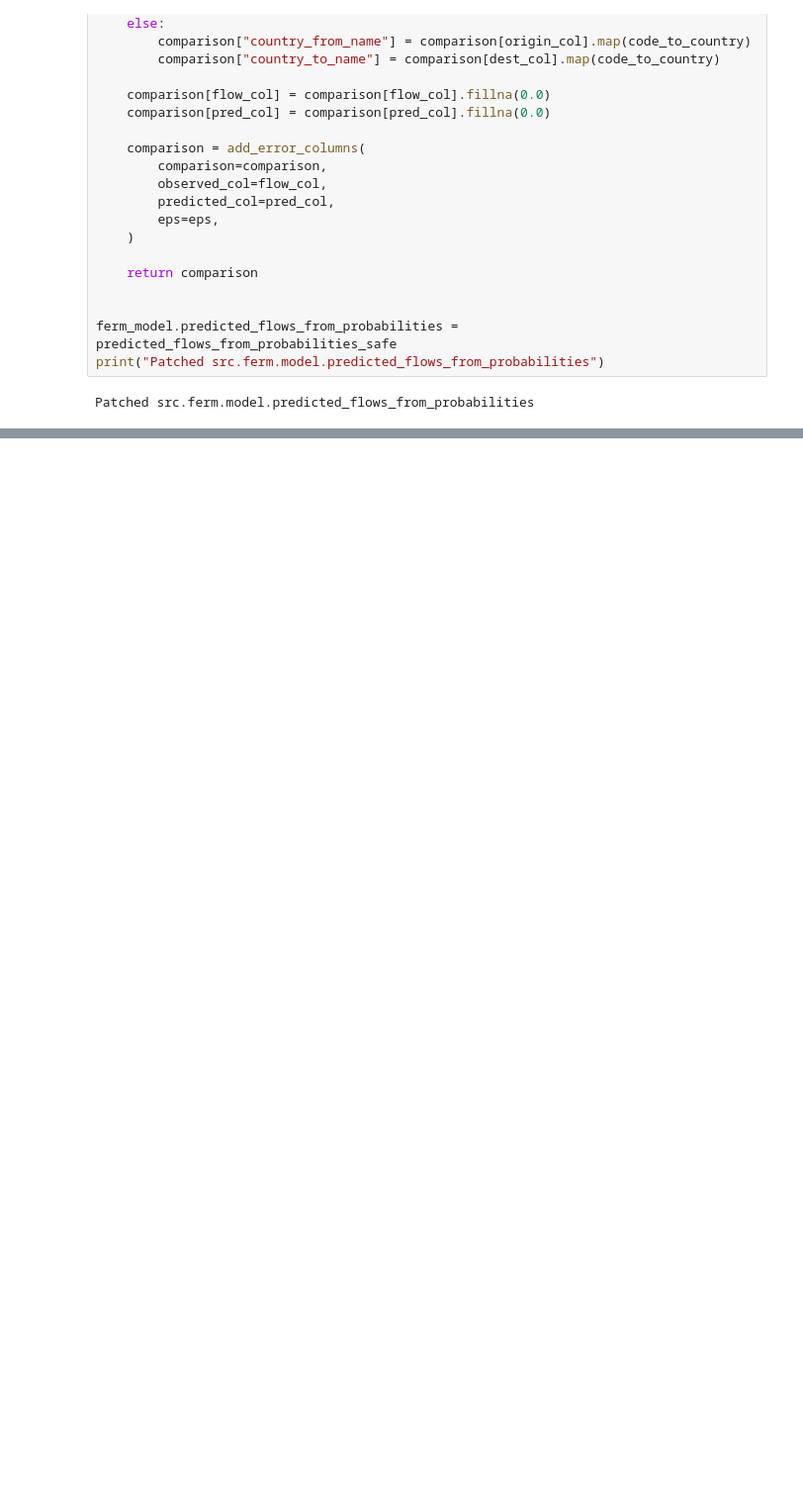
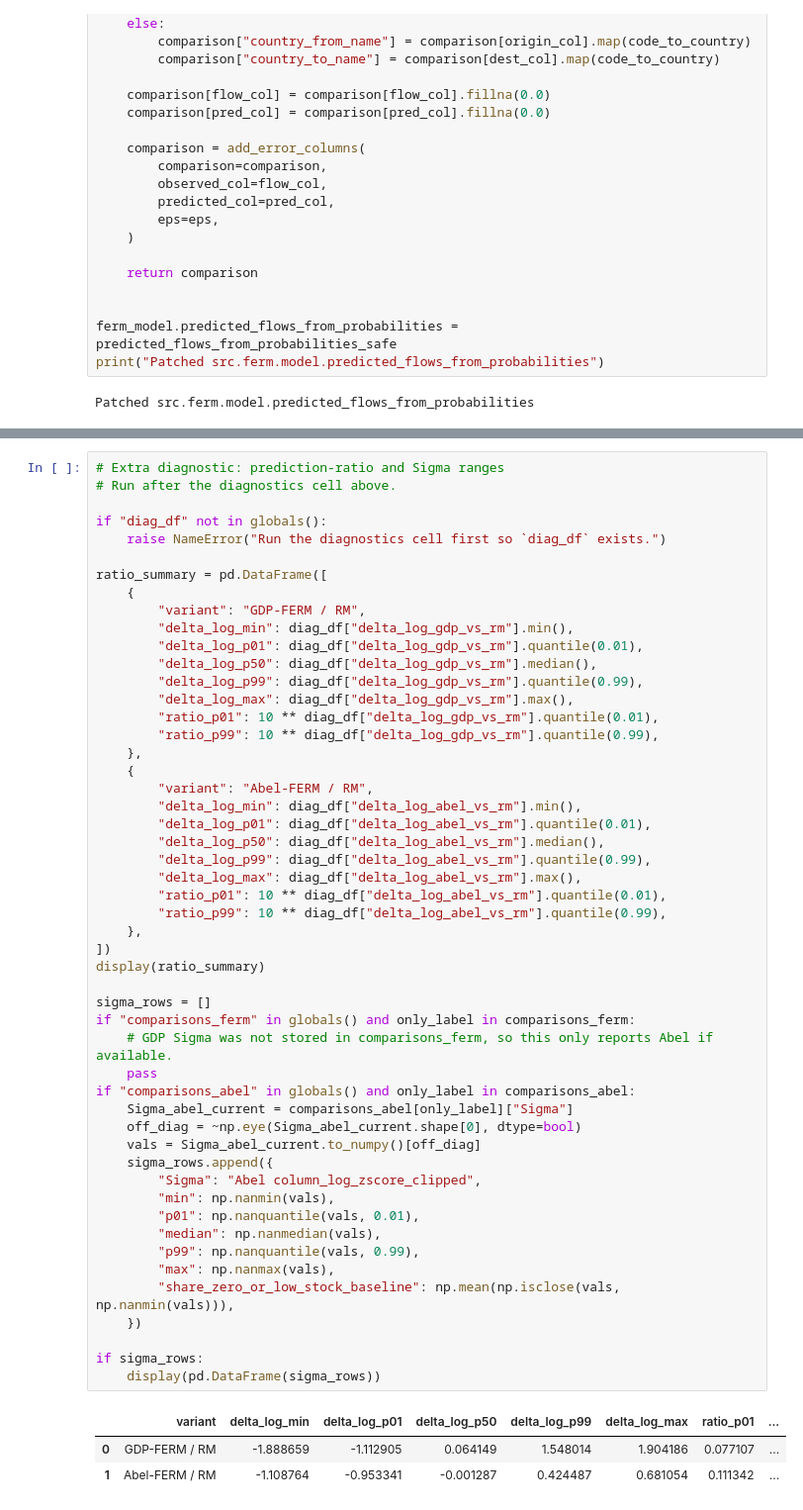
Before and after one commit to tomscag/FERM_python, a Jupyter notebook: notebook.ipynb, the cells around one changed output, grey strips where cells are left out. Shown at 99% size. Drawn from its saved outputs; the diff is of its cells as text; blank space fills up the shorter version.

```diff
--- a/notebook.ipynb
+++ b/notebook.ipynb
@@ -1058,0 +1682,55 @@ FERM_relational_diplo_disagreement   2070       6186048.0        6186048.0 4755.
+# %%
+# Extra diagnostic: prediction-ratio and Sigma ranges
+# Run after the diagnostics cell above.
+
+if "diag_df" not in globals():
+    raise NameError("Run the diagnostics cell first so `diag_df` exists.")
+
+ratio_summary = pd.DataFrame([
+    {
+        "variant": "GDP-FERM / RM",
+        "delta_log_min": diag_df["delta_log_gdp_vs_rm"].min(),
+        "delta_log_p01": diag_df["delta_log_gdp_vs_rm"].quantile(0.01),
+        "delta_log_p50": diag_df["delta_log_gdp_vs_rm"].median(),
+        "delta_log_p99": diag_df["delta_log_gdp_vs_rm"].quantile(0.99),
+        "delta_log_max": diag_df["delta_log_gdp_vs_rm"].max(),
+        "ratio_p01": 10 ** diag_df["delta_log_gdp_vs_rm"].quantile(0.01),
+        "ratio_p99": 10 ** diag_df["delta_log_gdp_vs_rm"].quantile(0.99),
+    },
+    {
+        "variant": "Abel-FERM / RM",
+        "delta_log_min": diag_df["delta_log_abel_vs_rm"].min(),
+        "delta_log_p01": diag_df["delta_log_abel_vs_rm"].quantile(0.01),
+        "delta_log_p50": diag_df["delta_log_abel_vs_rm"].median(),
+        "delta_log_p99": diag_df["delta_log_abel_vs_rm"].quantile(0.99),
+        "delta_log_max": diag_df["delta_log_abel_vs_rm"].max(),
+        "ratio_p01": 10 ** diag_df["delta_log_abel_vs_rm"].quantile(0.01),
+        "ratio_p99": 10 ** diag_df["delta_log_abel_vs_rm"].quantile(0.99),
+    },
+])
+display(ratio_summary)
+
+sigma_rows = []
+if "comparisons_ferm" in globals() and only_label in comparisons_ferm:
+    # GDP Sigma was not stored in comparisons_ferm, so this only reports Abel if available.
+    pass
+if "comparisons_abel" in globals() and only_label in comparisons_abel:
+    Sigma_abel_current = comparisons_abel[only_label]["Sigma"]
+    off_diag = ~np.eye(Sigma_abel_current.shape[0], dtype=bool)
+    vals = Sigma_abel_current.to_numpy()[off_diag]
+    sigma_rows.append({
+        "Sigma": "Abel column_log_zscore_clipped",
+        "min": np.nanmin(vals),
+        "p01": np.nanquantile(vals, 0.01),
+        "median": np.nanmedian(vals),
+        "p99": np.nanquantile(vals, 0.99),
+        "max": np.nanmax(vals),
+        "share_zero_or_low_stock_baseline": np.mean(np.isclose(vals, np.nanmin(vals))),
+    })
+
+if sigma_rows:
+    display(pd.DataFrame(sigma_rows))
+# %% [output]
+|  | variant | delta_log_min | delta_log_p01 | delta_log_p50 | delta_log_p99 | delta_log_max | ratio_p01 | ... |
+| 0 | GDP-FERM / RM | -1.888659 | -1.112905 | 0.064149 | 1.548014 | 1.904186 | 0.077107 | ... |
+| 1 | Abel-FERM / RM | -1.108764 | -0.953341 | -0.001287 | 0.424487 | 0.681054 | 0.111342 | ... |
```
Also changed, not shown: parts of 14 cells of this notebook, 11 other files.
